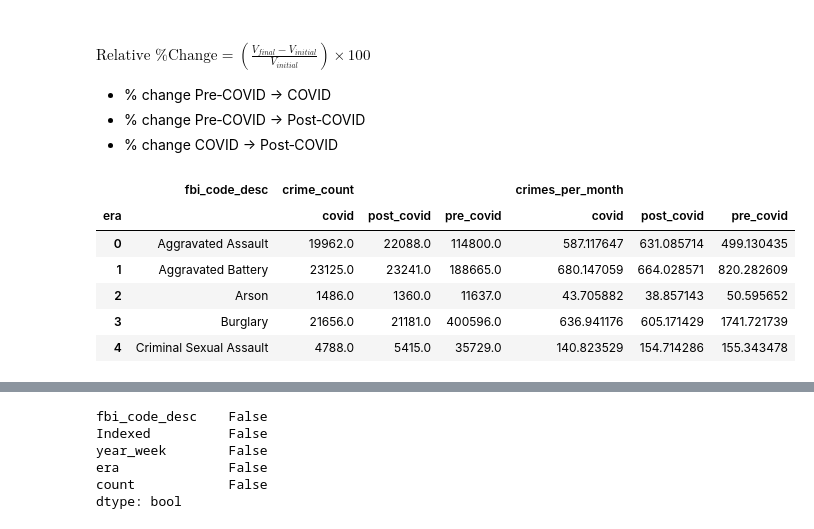
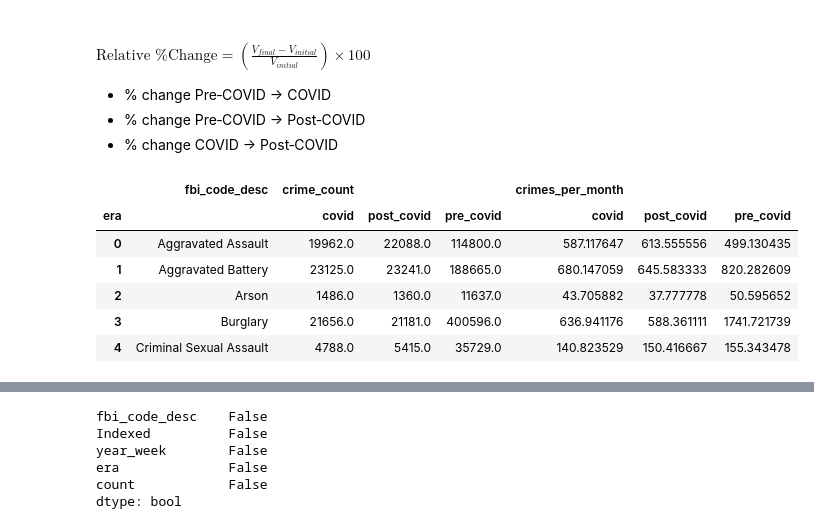
Before and after one commit to SirErikPak/ChicagoCrime, a Jupyter notebook: Notebook/ChicagoCrimeEraVisualize.ipynb, the cells around one changed output, grey strips where cells are left out. Saved outputs shown, nothing was run; the diff lists cells and outputs as text; code cells hidden in the pictures.

```diff
--- a/Notebook/ChicagoCrimeEraVisualize.ipynb
+++ b/Notebook/ChicagoCrimeEraVisualize.ipynb
@@ -101,0 +105,10 @@ df[['date', 'year_week']].head()
+# %%
+# Create the new column using .dt.strftime (Unit of Analysis: Year & Month)
+df['year_month'] = df['date'].dt.strftime('%Y%m')
+
+# convert year_month to int
+df.year_month = df.year_month.astype(arrow_int32)
+# check the datatype
+print(df.year_month.dtype)
+# display
+df[['date','year_month']].head()
@@ -182,7 +212,8 @@ for col in cols:
 ## MultiIndex DataFrame
 # %%
 # Group and count
-multi_counts = (df.groupby(['fbi_code_desc', 'quarter', 'month', 'day_of_week', 'time_of_day', 'Indexed', 'year_week', 'era']).size())
+multi_counts = (df.groupby(['fbi_code_desc', 'quarter', 'month', 'day_of_week',
+                            'time_of_day', 'Indexed', 'year_week', 'year_month','era']).size())
 multi_counts.isna().any()
 # %% [output]
 np.False_
@@ -225,0 +243,4 @@ df_is_covid.head()
+# %%
+# Converts MultiIndex to regular columns
+multi_counts_df = multi_counts.reset_index(name='count')
+multi_counts_df.head()
@@ -310,0 +329,21 @@ plt.show()
+# %%
+# Total number of incidents per crime + era
+totals = (
+    multi_counts_df
+    .groupby(['fbi_code_desc', 'era'], as_index=True)
+    .agg(crime_count=('count', 'sum'))
+)
+
+# Number of months per era
+era_months = {
+    'pre_covid': 230,
+    'covid':      34,
+    'post_covid': 36
+}
+
+# Normalize
+totals['era_months']        = [era_months[str(e)] for e in totals.index.get_level_values('era')]
+totals['crimes_per_month']  = totals['crime_count'] / totals['era_months']
+
+# display
+totals.head()
@@ -318,21 +421,21 @@ plt.show()
 # %%
 # Reshape to wide format (COVID vs non‑COVID side‑by‑side)
 df_wide = (
-    df_is_covid
+    totals
     .reset_index()
     .astype({"fbi_code_desc": str, "era": str, "crime_count": float, "crimes_per_month": float}) # Convert to Pandas
     .pivot(index="fbi_code_desc", columns="era", values=["crime_count", "crimes_per_month"])
 ).reset_index()
 # display
 df_wide.head()
 # %% [output]
 |  | fbi_code_desc | crime_count |  |  | crimes_per_month |  |  |
 | era |  | covid | post_covid | pre_covid | covid | post_covid | pre_covid |
-| 0 | Aggravated Assault | 19962.0 | 22088.0 | 114800.0 | 587.117647 | 631.085714 | 499.130435 |
-| 1 | Aggravated Battery | 23125.0 | 23241.0 | 188665.0 | 680.147059 | 664.028571 | 820.282609 |
-| 2 | Arson | 1486.0 | 1360.0 | 11637.0 | 43.705882 | 38.857143 | 50.595652 |
-| 3 | Burglary | 21656.0 | 21181.0 | 400596.0 | 636.941176 | 605.171429 | 1741.721739 |
-| 4 | Criminal Sexual Assault | 4788.0 | 5415.0 | 35729.0 | 140.823529 | 154.714286 | 155.343478 |
+| 0 | Aggravated Assault | 19962.0 | 22088.0 | 114800.0 | 587.117647 | 613.555556 | 499.130435 |
+| 1 | Aggravated Battery | 23125.0 | 23241.0 | 188665.0 | 680.147059 | 645.583333 | 820.282609 |
+| 2 | Arson | 1486.0 | 1360.0 | 11637.0 | 43.705882 | 37.777778 | 50.595652 |
+| 3 | Burglary | 21656.0 | 21181.0 | 400596.0 | 636.941176 | 588.361111 | 1741.721739 |
+| 4 | Criminal Sexual Assault | 4788.0 | 5415.0 | 35729.0 | 140.823529 | 150.416667 | 155.343478 |
 # %%
 # MultiIndex
 crimes_per_month = 'crimes_per_month'
```
Also changed, not shown: parts of 29 cells of this notebook, 5 other files.
